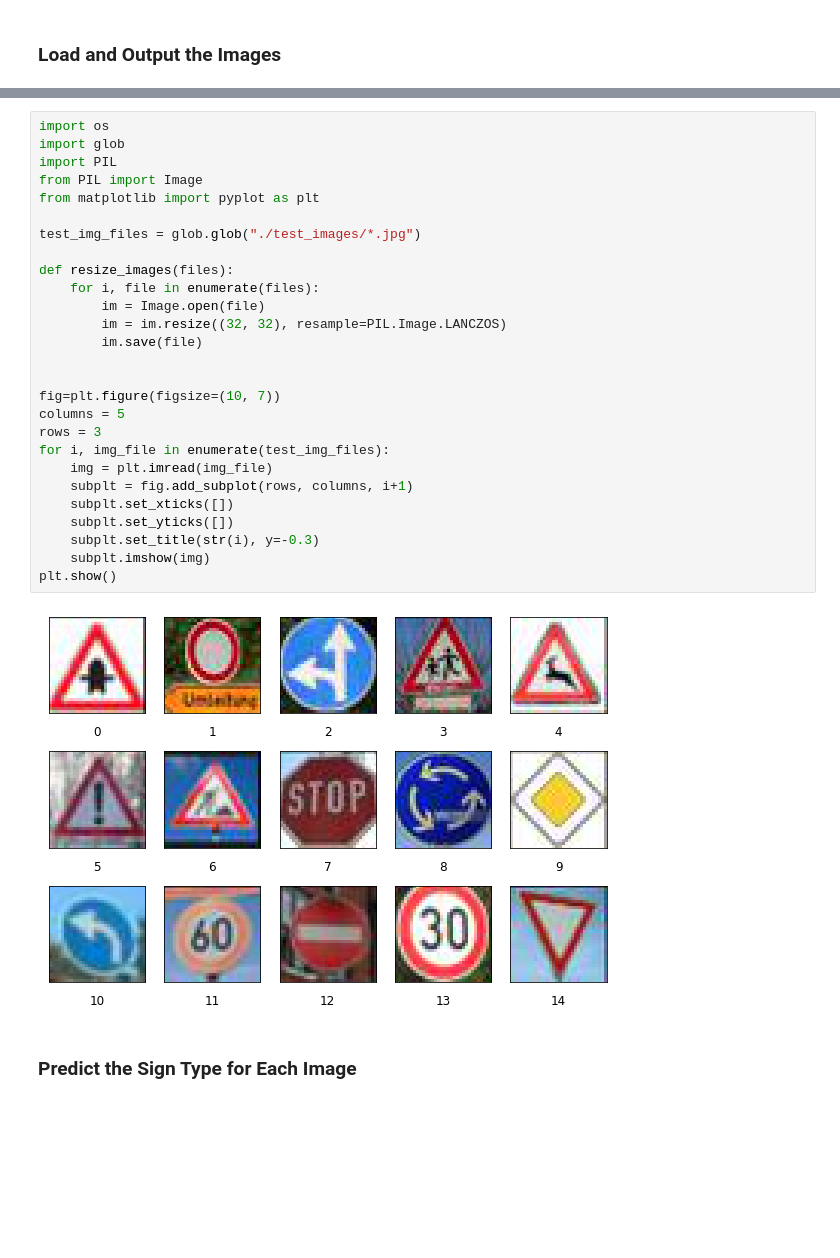
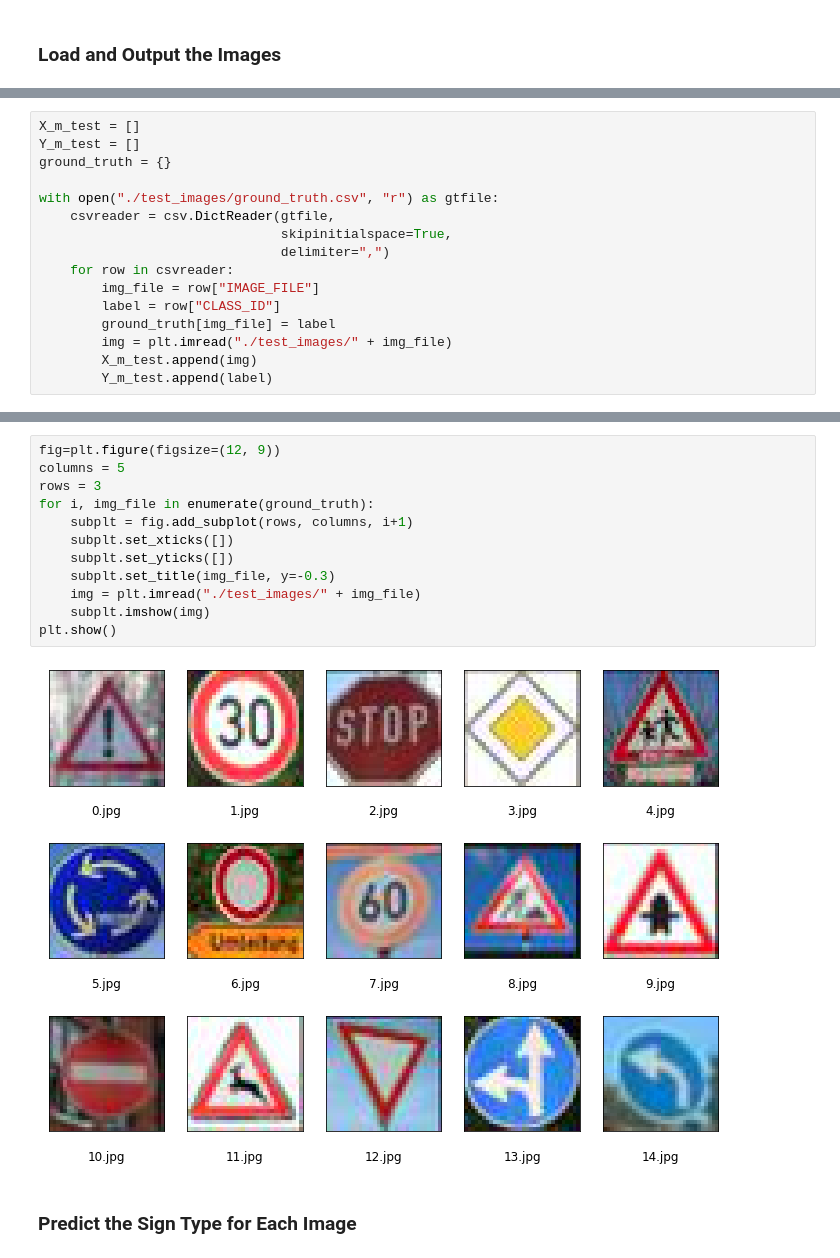
Before and after one commit to zardosht/udacity_selfdriving_car, a Jupyter notebook: P3_Traffic_Sign_Classifier/P3_Traffic_Sign_Classifier.ipynb, the cells around one changed output, grey strips where cells are left out. Drawn from its saved outputs; the diff is of its cells as text; blank space fills up the shorter version.

Commit message:
- P3:added ground truth file for manual test images to calculate the accuracy using TF.

```diff
--- a/P3_Traffic_Sign_Classifier/P3_Traffic_Sign_Classifier.ipynb
+++ b/P3_Traffic_Sign_Classifier/P3_Traffic_Sign_Classifier.ipynb
@@ -389,0 +388,16 @@ You may find `signnames.csv` useful as it contains mappings from the class id (i
+# %%
+X_m_test = []
+Y_m_test = []
+ground_truth = {}
+
+with open("./test_images/ground_truth.csv", "r") as gtfile:
+    csvreader = csv.DictReader(gtfile,
+                               skipinitialspace=True,
+                               delimiter=",")
+    for row in csvreader:
+        img_file = row["IMAGE_FILE"]
+        label = row["CLASS_ID"]
+        ground_truth[img_file] = label
+        img = plt.imread("./test_images/" + img_file)
+        X_m_test.append(img)
+        Y_m_test.append(label)
@@ -390,32 +420,17 @@ You may find `signnames.csv` useful as it contains mappings from the class id (i
 # %%
-import os
-import glob
-import PIL
-from PIL import Image
-from matplotlib import pyplot as plt
-
-test_img_files = glob.glob("./test_images/*.jpg")
-
-def resize_images(files):
-    for i, file in enumerate(files):
-        im = Image.open(file)
-        im = im.resize((32, 32), resample=PIL.Image.LANCZOS)
-        im.save(file)
-
-
-fig=plt.figure(figsize=(10, 7))
+fig=plt.figure(figsize=(12, 9))
 columns = 5
 rows = 3
-for i, img_file in enumerate(test_img_files):
-    img = plt.imread(img_file)
+for i, img_file in enumerate(ground_truth):
     subplt = fig.add_subplot(rows, columns, i+1)
     subplt.set_xticks([])
     subplt.set_yticks([])
-    subplt.set_title(str(i), y=-0.3)
+    subplt.set_title(img_file, y=-0.3)
+    img = plt.imread("./test_images/" + img_file)
     subplt.imshow(img)
 plt.show()
 # %% [output]
-[figure, old version]
+[figure, new version]
 # %% [markdown]
 ### Predict the Sign Type for Each Image
 # %%
```
Also changed, not shown: parts of 10 cells of this notebook, 2 other files.
